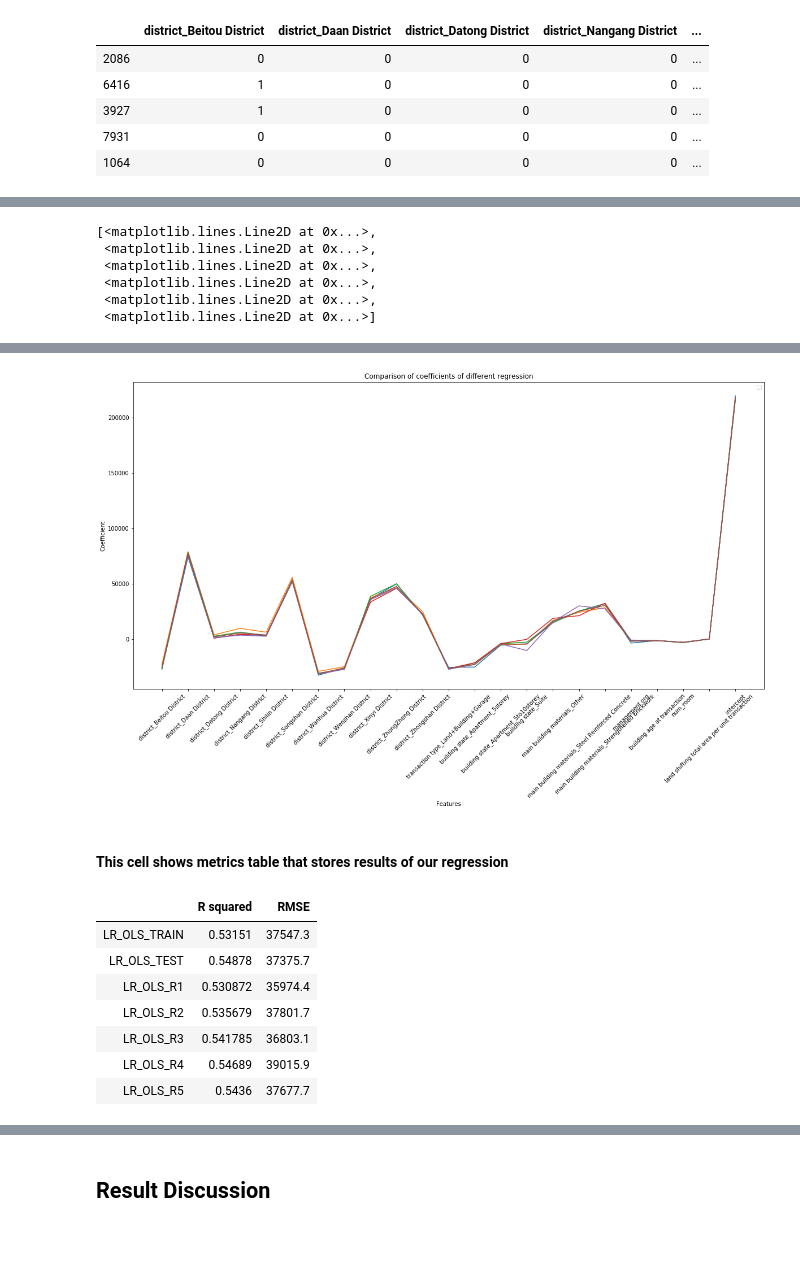
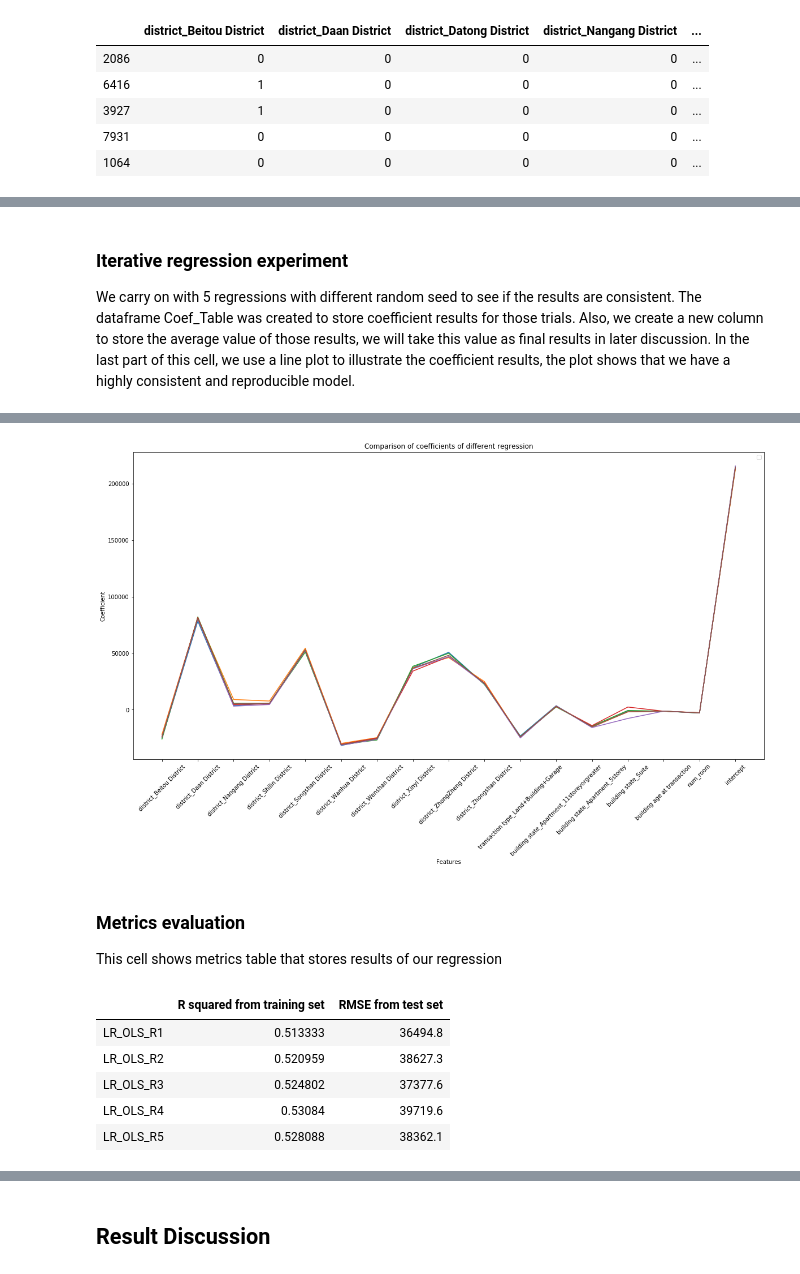
Before and after one commit to BurgerWu/Predicting-Housing-Price-in-Taipei-City, a Jupyter notebook: Predicting House Price in Taipei City-Unit.ipynb, the cells around one changed output, grey strips where cells are left out. Saved outputs shown, nothing was run; the diff lists cells and outputs as text; code cells hidden in the pictures; blank space fills up the shorter version.

Commit message:
Finish Version 1.0 Notebook
Finish Version 1.0 Notebook
Flow adjusted
-Regression
-P value rejection
-VIF
-Iteration

```diff
--- a/Predicting House Price in Taipei City-Unit.ipynb
+++ b/Predicting House Price in Taipei City-Unit.ipynb
@@ -289,6 +290,8 @@ Numerical_Table.head()
 # %%
 Numerical_Table2 = pd.concat([Numerical_Table,Resident_Dataset["unit ntd nocarpark"]],axis=1)
-Numerical_Corr = pd.DataFrame(abs(Numerical_Table2.corr()["unit ntd nocarpark"])).sort_values(by="unit ntd nocarpark",ascending=False)
+Numerical_Corr = pd.DataFrame(abs(Numerical_Table2.corr()["unit ntd nocarpark"]))
+Numerical_Corr.columns = ["Correlation Coefficient"]
+Numerical_Corr.sort_values(by = "Correlation Coefficient", ascending = False, inplace = True)
 
 display(Numerical_Corr)
 
@@ -300,7 +303,7 @@ plt.ylabel("Correlation Coefficient")
 plt.title("Correlation Coefficient of Features to Unit NTD")
 plt.plot(Numerical_Corr, marker = 'o')
 
-Numerical_Columns2 = list(Numerical_Corr[Numerical_Corr["unit ntd nocarpark"]>0.15].index)
+Numerical_Columns2 = list(Numerical_Corr[Numerical_Corr["Correlation Coefficient"]>0.15].index)
 Numerical_Columns2.remove("unit ntd nocarpark")
 
 del Numerical_Table2
@@ -390,7 +397,9 @@ for var in Categorical_Columns:
                 Categorical_Dataset.drop(columns = [str(var) + "_" + str(cats)], inplace = True)
     else:
         Categorical_Dataset[var] = Resident_Dataset[var]
-Categorical_Dataset.drop(columns=["compartment"],inplace=True)
+
+#Drop some other columns
+Categorical_Dataset.drop(columns=["compartment","main building materials_Other"],inplace=True)
 Categorical_Dataset
 # %% [output]
 |  | district_Beitou District | district_Daan District | district_Datong District | district_Nangang District | ... |
@@ -532,0 +578,12 @@ Warnings:
+# %%
+fig0, ax0 = plt.subplots(figsize = [15,7])
+ax0.set_ylim([0,9])
+ax0.scatter(vif_table["Features"], vif_table["VIF"], s = 60)
+ax0.set_xticklabels(list(vif_table["Features"]), rotation = 75)
+ax0.set_xlabel("Features")
+ax0.set_ylabel("VIF(Variance_Inflation_Factor)")
+ax0.set_title("VIF Versus Features after selection")
+for i in range(vif_table.shape[0]):
+    fea = vif_table.iloc[i,0]
+    val = round(vif_table.iloc[i,1],3)
+    ax0.annotate(val,(fea,val+0.2))
@@ -533,22 +592,20 @@ Warnings:
+# %% [markdown]
+### Iterative regression experiment
+We carry on with 5 regressions with different random seed to see if the results are consistent. The dataframe Coef_Table was created to store coefficient results for those trials. Also, we create a new column to store the average value of those results, we will take this value as final results in later discussion. In the last part of this cell, we use a line plot to illustrate the coefficient results, the plot shows that we have a highly consistent and reproducible model.
 # %%
 #We create a metrics table to present the R square and root mean square metrics of our model
-Metrics_Table = pd.DataFrame(index = ["LR_OLS_TRAIN","LR_OLS_TEST","LR_OLS_R1","LR_OLS_R2","LR_OLS_R3","LR_OLS_R4","LR_OLS_R5"],\
-                             columns = ["R squared", "RMSE"])
+Metrics_Table = pd.DataFrame(index = ["LR_OLS_R1","LR_OLS_R2","LR_OLS_R3","LR_OLS_R4","LR_OLS_R5"],\
+                             columns = ["R squared from training set", "RMSE from test set"])
 
-#Here we input our result of training set and test set
-Metrics_Table.loc["LR_OLS_TRAIN","R squared"] = LR_OLS_result.rsquared
-Metrics_Table.loc["LR_OLS_TEST","R squared"] = r2_score(y_test,LR_OLS_result.predict(x_test))
-Metrics_Table.loc["LR_OLS_TRAIN","RMSE"] = np.sqrt(mean_squared_error(LR_OLS_result.predict(x_train),y_train))
-Metrics_Table.loc["LR_OLS_TEST","RMSE"] = np.sqrt(mean_squared_error(LR_OLS_result.predict(x_test),y_test))
-
+Dataset["intercept"] = 1
 Coef_Table = pd.DataFrame(index = list(Dataset.columns))
 
 for i in range(1,6):
     x_train1, x_test1, y_train1, y_test1 = train_test_split(Dataset, Resident_Dataset["unit ntd nocarpark"], test_size=0.3, random_state = i)
     LR_OLS2 = sm.OLS(y_train1, x_train1)
     LR_OLS2_result = LR_OLS2.fit()
-    Metrics_Table.loc["LR_OLS_R" + str(i), "R squared"] = LR_OLS2_result.rsquared
-    Metrics_Table.loc["LR_OLS_R" + str(i), "RMSE"] = np.sqrt(mean_squared_error(LR_OLS2_result.predict(x_test1),y_test1))
+    Metrics_Table.loc["LR_OLS_R" + str(i), "R squared from training set"] = LR_OLS2_result.rsquared
+    Metrics_Table.loc["LR_OLS_R" + str(i), "RMSE from test set"] = np.sqrt(mean_squared_error(LR_OLS2_result.predict(x_test1),y_test1))
     Coef_Table["LR_OLS_R" + str(i) + "_Coef"] = list(LR_OLS2_result.params)
 
 #Calculate average coefficient value of five regressions
@@ -562,10 +619,6 @@ plt.ylabel("Coefficient")
 plt.title("Comparison of coefficients of different regression")
 plt.legend(["center"])
 plt.plot(Coef_Table, label = Coef_Table.columns)
+
+display(Coef_Table)
 # %% [output]
-[<matplotlib.lines.Line2D at 0x...>,
- <matplotlib.lines.Line2D at 0x...>,
- <matplotlib.lines.Line2D at 0x...>,
- <matplotlib.lines.Line2D at 0x...>,
- <matplotlib.lines.Line2D at 0x...>,
- <matplotlib.lines.Line2D at 0x...>]
@@ -572,14 +643,14 @@ plt.plot(Coef_Table, label = Coef_Table.columns)
-[figure, old version]
+[figure, new version]
 # %% [markdown]
-#### This cell shows metrics table that stores results of our regression
+### Metrics evaluation
+This cell shows metrics table that stores results of our regression
-# %%
-Metrics_Table
-# %% [output]
-|  | R squared | RMSE |
-| LR_OLS_TRAIN | 0.53151 | 37547.3 |
-| LR_OLS_TEST | 0.54878 | 37375.7 |
-| LR_OLS_R1 | 0.530872 | 35974.4 |
-| LR_OLS_R2 | 0.535679 | 37801.7 |
-| LR_OLS_R3 | 0.541785 | 36803.1 |
-| LR_OLS_R4 | 0.54689 | 39015.9 |
-| LR_OLS_R5 | 0.5436 | 37677.7 |
+# %%
+#Metrics table list the results of each iteration of regression
+Metrics_Table
+# %% [output]
+|  | R squared from training set | RMSE from test set |
+| LR_OLS_R1 | 0.513333 | 36494.8 |
+| LR_OLS_R2 | 0.520959 | 38627.3 |
+| LR_OLS_R3 | 0.524802 | 37377.6 |
+| LR_OLS_R4 | 0.53084 | 39719.6 |
+| LR_OLS_R5 | 0.528088 | 38362.1 |
```
Also changed, not shown: parts of 51 cells of this notebook.
